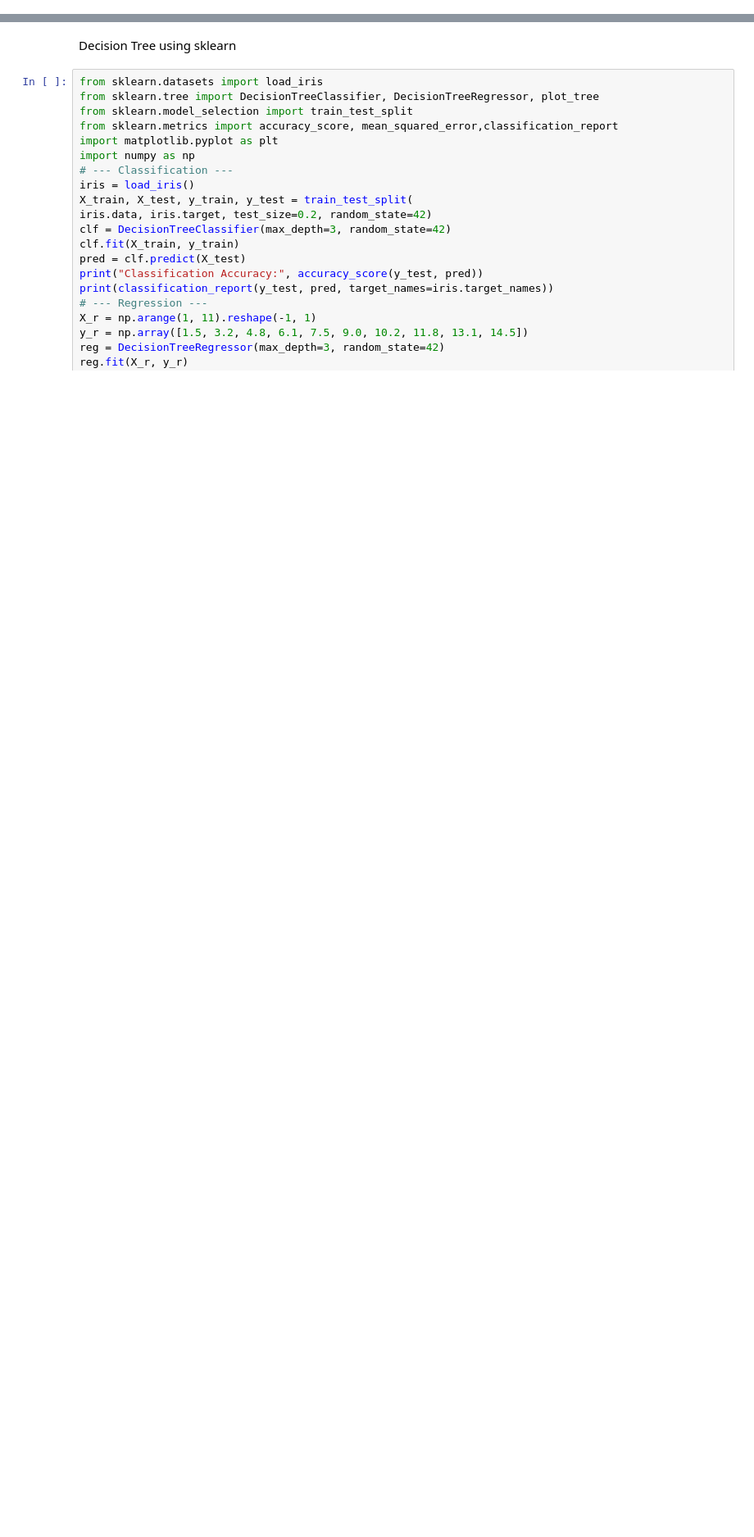
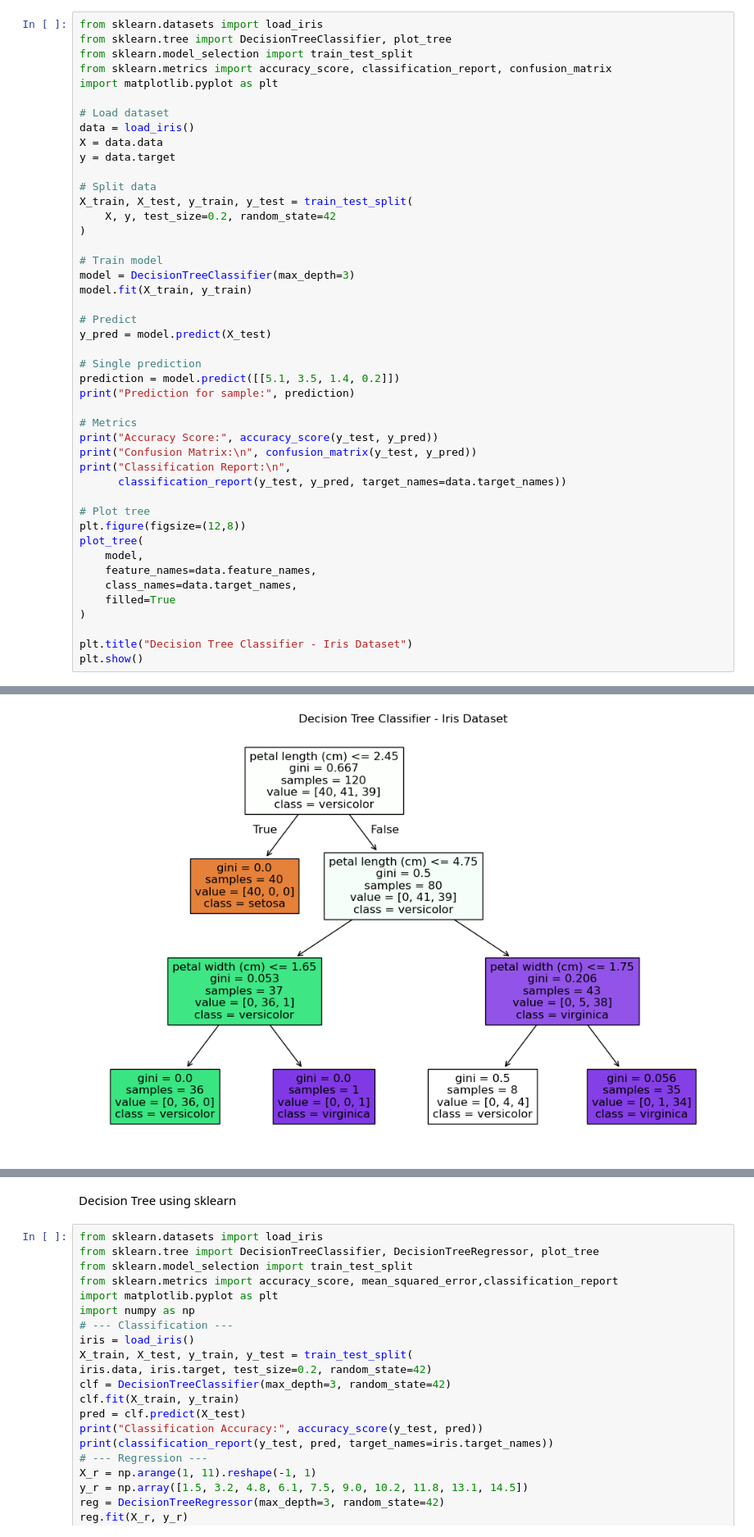
Before and after one commit to bharath-akurathi/machine_learning, a Jupyter notebook: 5_decision_trees.ipynb, the cells around one changed output, grey strips where cells are left out. Shown at 82% size. Drawn from its saved outputs; the diff is of its cells as text; blank space fills up the shorter version.

```diff
--- a/5_decision_trees.ipynb
+++ b/5_decision_trees.ipynb
@@ -0,0 +3,46 @@
+# %%
+from sklearn.datasets import load_iris
+from sklearn.tree import DecisionTreeClassifier, plot_tree
+from sklearn.model_selection import train_test_split
+from sklearn.metrics import accuracy_score, classification_report, confusion_matrix
+import matplotlib.pyplot as plt
+
+# Load dataset
+data = load_iris()
+X = data.data
+y = data.target
+
+# Split data
+X_train, X_test, y_train, y_test = train_test_split(
+    X, y, test_size=0.2, random_state=42
+)
+
+# Train model
+model = DecisionTreeClassifier(max_depth=3)
+model.fit(X_train, y_train)
+
+# Predict
+y_pred = model.predict(X_test)
+
+# Single prediction
+prediction = model.predict([[5.1, 3.5, 1.4, 0.2]])
+print("Prediction for sample:", prediction)
+
+# Metrics
+print("Accuracy Score:", accuracy_score(y_test, y_pred))
+print("Confusion Matrix:\n", confusion_matrix(y_test, y_pred))
+print("Classification Report:\n",
+      classification_report(y_test, y_pred, target_names=data.target_names))
+
+# Plot tree
+plt.figure(figsize=(12,8))
+plot_tree(
+    model,
+    feature_names=data.feature_names,
+    class_names=data.target_names,
+    filled=True
+)
+
+plt.title("Decision Tree Classifier - Iris Dataset")
+plt.show()
+# %% [output]
@@ -0,0 +65 @@
+[figure, added]
```
Also changed, not shown: parts of 5 cells of this notebook, 10 other files.
